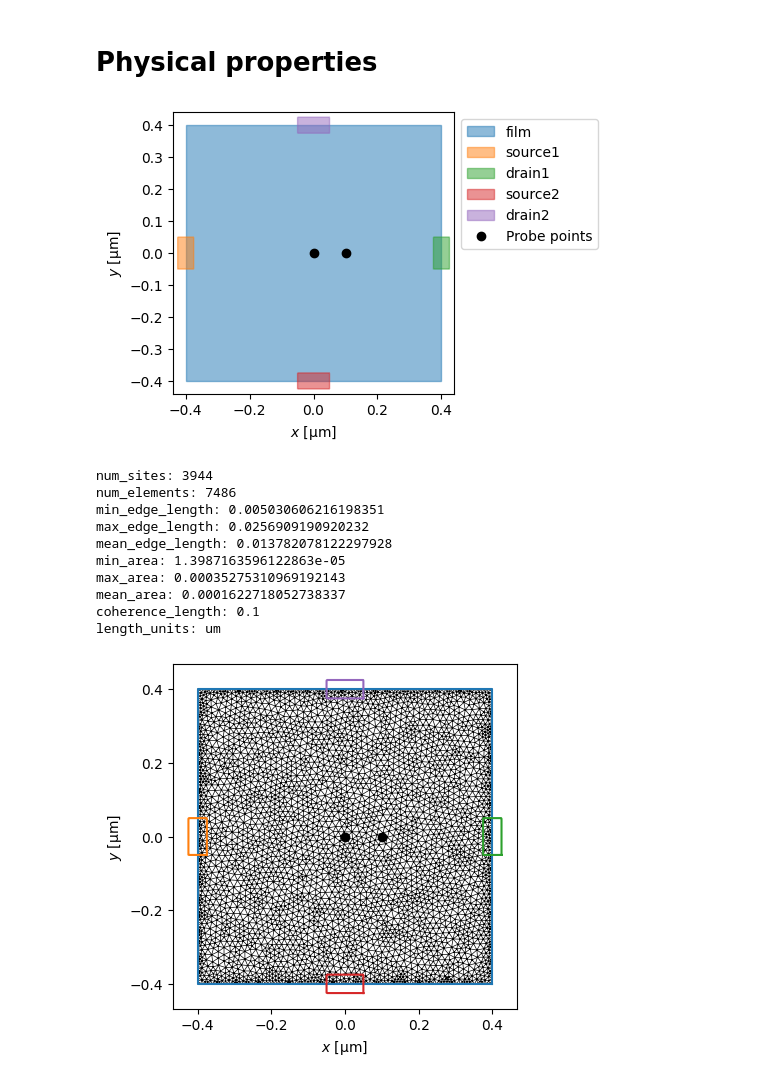
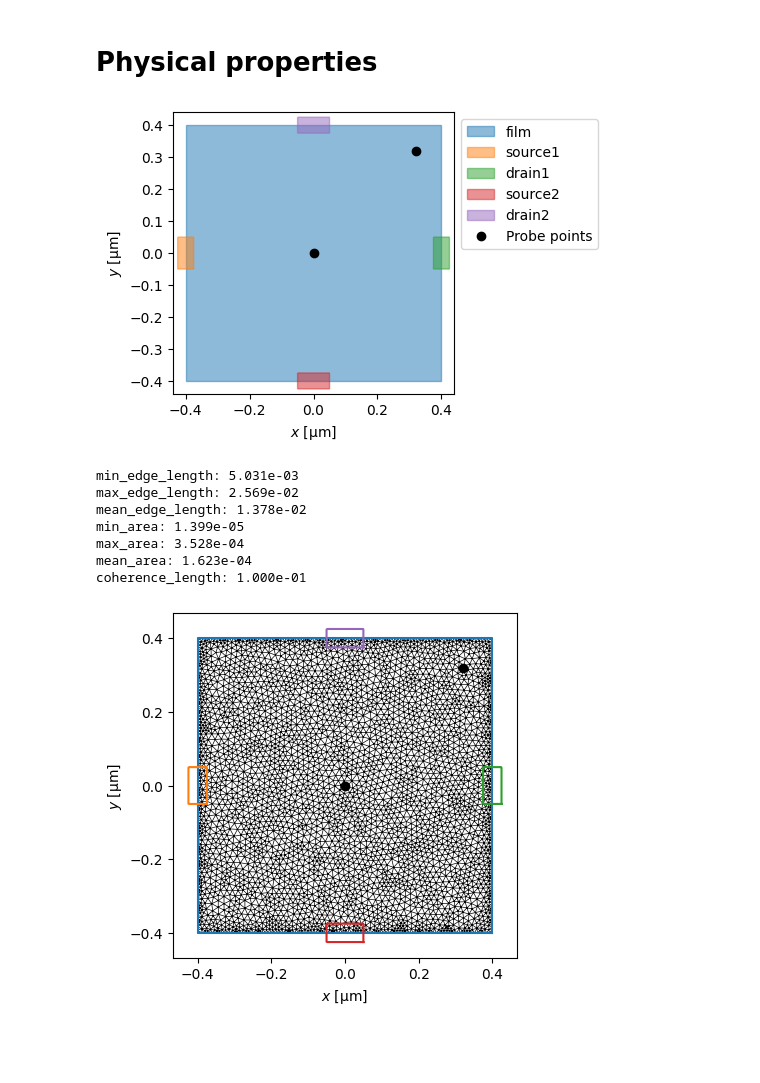
Before and after one commit to nick0413/TDGL_simulation, a Jupyter notebook: 4voltage_sources copy 2.ipynb, the cells around one changed output. Cells and saved outputs as stored; diff of their text form; code cells hidden in the pictures; blank space fills up the shorter version.

```diff
--- a/4voltage_sources copy 2.ipynb
+++ b/4voltage_sources copy 2.ipynb
@@ -57,50 +57,47 @@ GPU:  b'NVIDIA GeForce RTX 4060 Laptop GPU'
 # %%
 length_units = "um"
 # Material parameters
 xi = 0.1
 london_lambda = 2
 d = 0.1
 layer = tdgl.Layer(coherence_length=xi, london_lambda=london_lambda, thickness=d, gamma=1)
 
 width = 0.8
 height = 0.8
 
 film = tdgl.Polygon('film', points=box(width, height)).resample(401).buffer(0)
 
 
 source1 = tdgl.Polygon('source1', points=box(0.05,0.1)).translate(-width/2, 0 ).buffer(0)
 drain1 = tdgl.Polygon('drain1', points=box(0.05,0.1)).translate(width/2, 0 ).buffer(0)
 source2 = tdgl.Polygon('source2', points=box(0.1,0.05)).translate(0,-height/2 ).buffer(0)
 drain2 = tdgl.Polygon('drain2', points=box(0.1,0.05)).translate(0,height/2).buffer(0)
 
 
 device=tdgl.Device("2currents",
 				   layer=layer
 				   ,film=film
 				   ,terminals= [source1,drain1,source2,drain2]
 				   ,length_units=length_units
-				   ,probe_points=[((0, 0),(width(0.5),0))]
+				   ,probe_points=[((0, 0),(width*(0.4),height*(0.4)))]
 				   )
 
 fig,ax=device.draw()
 # %% [output]
-[figure, old version]
+[figure, new version]
 # %%
 device.make_mesh(max_edge_length=xi / 4, smooth=100)
 device.mesh_stats(print_b=True)
 fig, ax = device.plot(mesh=True, legend=False)
 # %% [output]
-num_sites: 3944
-num_elements: 7486
-min_edge_length: 0.005030606216198351
-max_edge_length: 0.0256909190920232
-mean_edge_length: 0.013782078122297928
-min_area: 1.3987163596122863e-05
-max_area: 0.00035275310969192143
-mean_area: 0.0001622718052738337
-coherence_length: 0.1
-length_units: um
+min_edge_length: 5.031e-03
+max_edge_length: 2.569e-02
+mean_edge_length: 1.378e-02
+min_area: 1.399e-05
+max_area: 3.528e-04
+mean_area: 1.623e-04
+coherence_length: 1.000e-01
-[figure, old version]
+[figure, new version]
 # %%
 
 
```
Also changed, not shown: parts of 7 cells of this notebook, 1 other file.
